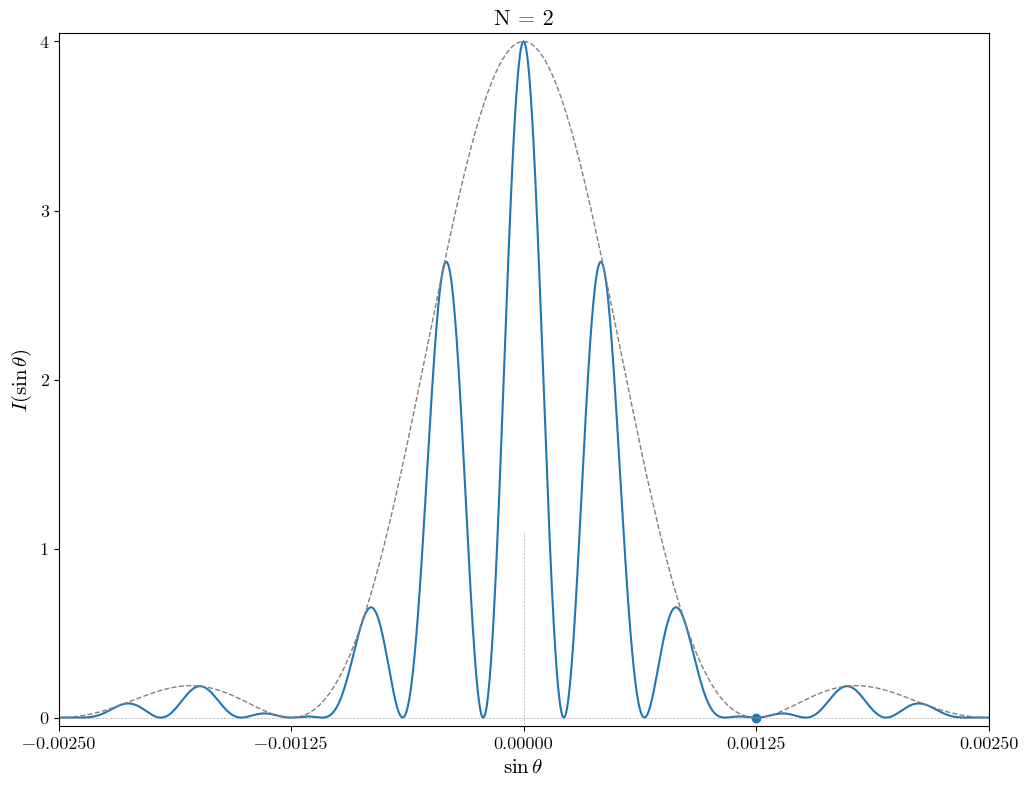
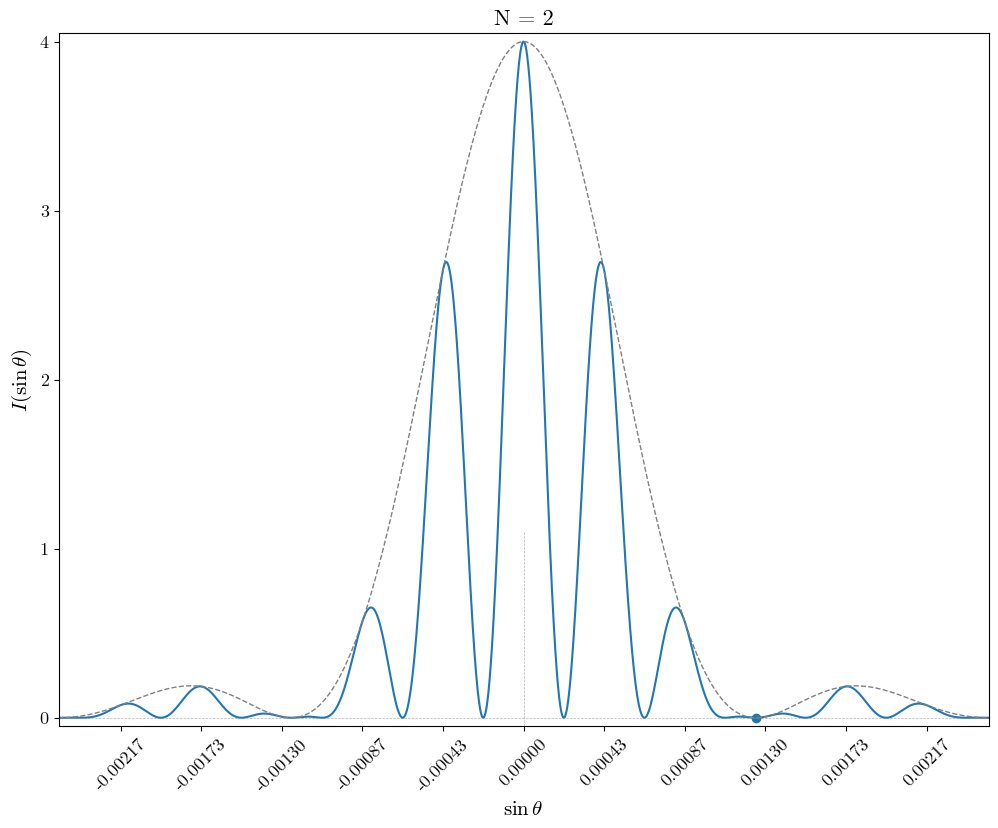
The change to this notebook cell's code, shown as a diff; its figure went from the first image to the second:
--- before
+++ after
@@ -10,5 +10,5 @@
 plt.scatter(lam / b, 0)
 
-plt.xticks(xtitle)
+plt.xticks(all_ticks, [f"{t:.5f}" for t in all_ticks], rotation=45)
 plt.xlabel(r"$\sin \theta$")
 plt.yticks(range(5))

Commit: update graph2